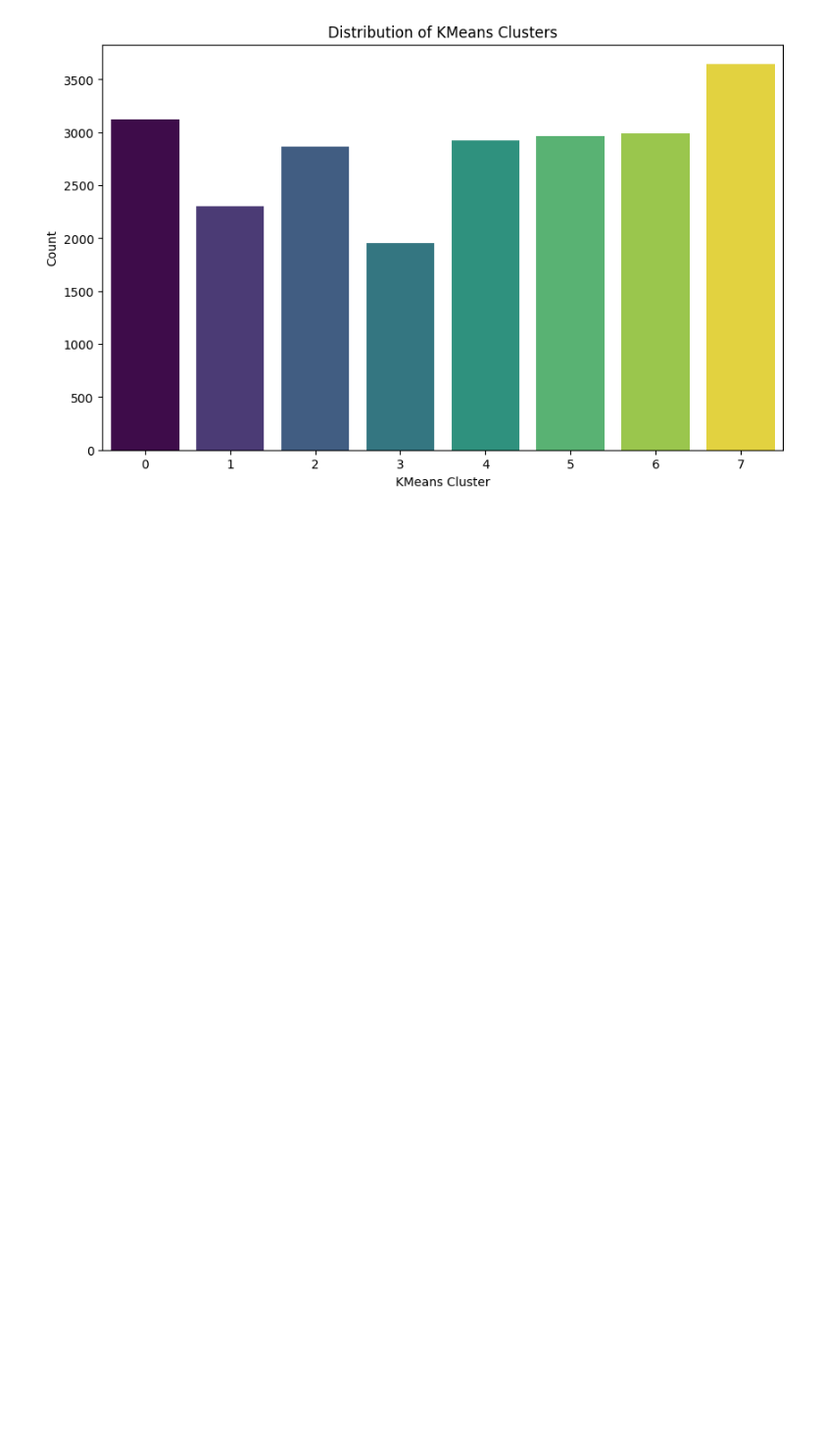
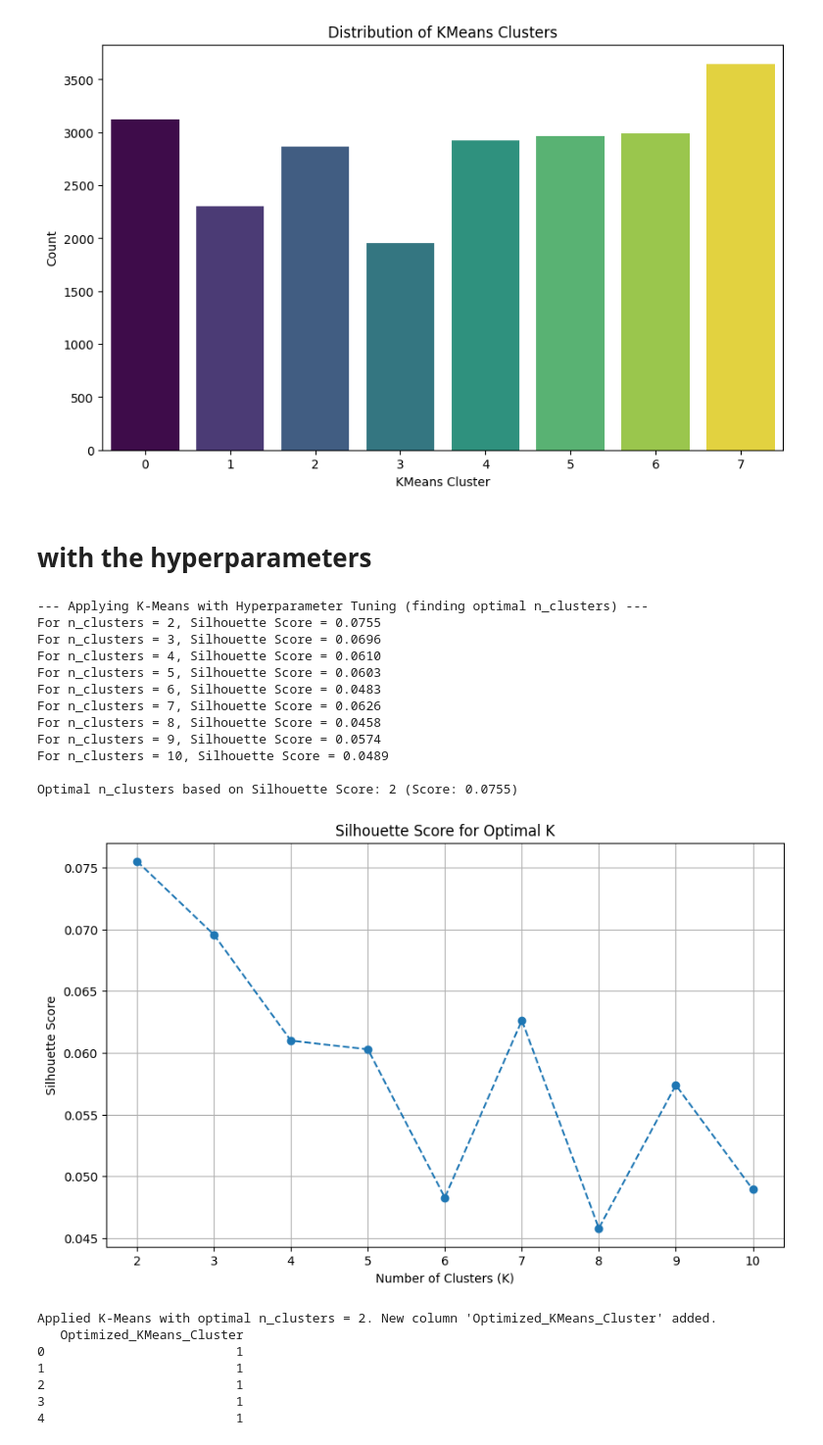
Before and after one commit to saim9211/Machine-Learning-Stuff, a Jupyter notebook: kmeans_clustering.ipynb, the cells around one changed output. Shown at 98% size. Drawn from its saved outputs; the diff is of its cells as text; code cells hidden in the pictures; blank space fills up the shorter version.

```diff
--- a/kmeans_clustering.ipynb
+++ b/kmeans_clustering.ipynb
@@ -204,3 +204,83 @@ plt.ylabel('Count')
 plt.show()
 # %% [output]
 [figure]
+# %% [markdown]
+# with the hyperparameters
+# %%
+from sklearn.cluster import KMeans
+from sklearn.metrics import silhouette_score
+import matplotlib.pyplot as plt
+import numpy as np
+
+print("\n--- Applying K-Means with Hyperparameter Tuning (finding optimal n_clusters) ---")
+
+# Define a range for n_clusters to search
+# It's good practice to start from 2 clusters for silhouette_score
+k_range = range(2, 11) # From 2 to 10 clusters, consistent with max_k=10 from elbow plot
+
+silhouette_scores = []
+# Initialize with a very low value for best_score to ensure the first valid score is taken
+best_silhouette_score = -1
+best_n_clusters = None
+
+for k in k_range:
+    # Initialize KMeans model
+    kmeans_model = KMeans(n_clusters=k, random_state=42, n_init=10)
+
+    # Fit KMeans to the processed data
+    kmeans_model.fit(processed_df)
+
+    # Get the cluster labels
+    labels = kmeans_model.labels_
+
+    # Calculate silhouette score
+    # Silhouette score is not defined for k=1.
+    score = silhouette_score(processed_df, labels)
+    silhouette_scores.append(score)
+
+    print(f"For n_clusters = {k}, Silhouette Score = {score:.4f}")
+
+    if score > best_silhouette_score:
+        best_silhouette_score = score
+        best_n_clusters = k
+
+print(f"\nOptimal n_clusters based on Silhouette Score: {best_n_clusters} (Score: {best_silhouette_score:.4f})")
+
+# Plot the Silhouette Score for different k
+plt.figure(figsize=(10, 6))
+plt.plot(k_range, silhouette_scores, marker='o', linestyle='--')
+plt.title('Silhouette Score for Optimal K')
+plt.xlabel('Number of Clusters (K)')
+plt.ylabel('Silhouette Score')
+plt.xticks(k_range)
+plt.grid(True)
+plt.show()
+
+# Apply KMeans with the best found n_clusters
+if best_n_clusters is not None:
+    final_kmeans = KMeans(n_clusters=best_n_clusters, random_state=42, n_init=10)
+    final_kmeans.fit(processed_df)
+    df['Optimized_KMeans_Cluster'] = final_kmeans.labels_
+    print(f"Applied K-Means with optimal n_clusters = {best_n_clusters}. New column 'Optimized_KMeans_Cluster' added.")
+    print(df[['Optimized_KMeans_Cluster']].head())
+# %% [output]
+--- Applying K-Means with Hyperparameter Tuning (finding optimal n_clusters) ---
+For n_clusters = 2, Silhouette Score = 0.0755
+For n_clusters = 3, Silhouette Score = 0.0696
+For n_clusters = 4, Silhouette Score = 0.0610
+For n_clusters = 5, Silhouette Score = 0.0603
+For n_clusters = 6, Silhouette Score = 0.0483
+For n_clusters = 7, Silhouette Score = 0.0626
+For n_clusters = 8, Silhouette Score = 0.0458
+For n_clusters = 9, Silhouette Score = 0.0574
+For n_clusters = 10, Silhouette Score = 0.0489
+
+Optimal n_clusters based on Silhouette Score: 2 (Score: 0.0755)
+[figure, added]
+Applied K-Means with optimal n_clusters = 2. New column 'Optimized_KMeans_Cluster' added.
+   Optimized_KMeans_Cluster
+0                         1
+1                         1
+2                         1
+3                         1
+4                         1
```
Also changed, not shown: parts of 1 cell of this notebook.
